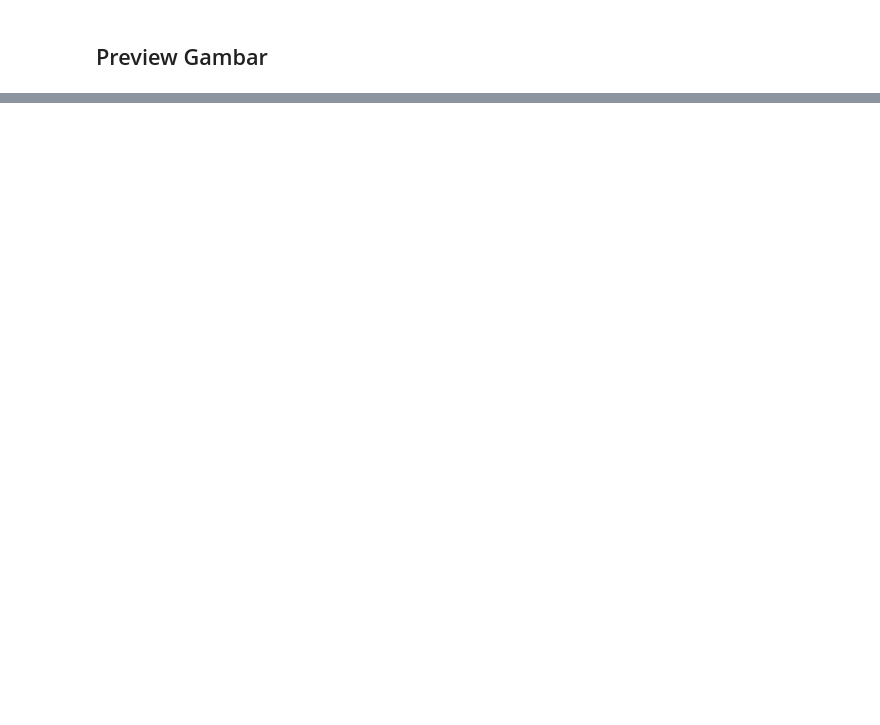
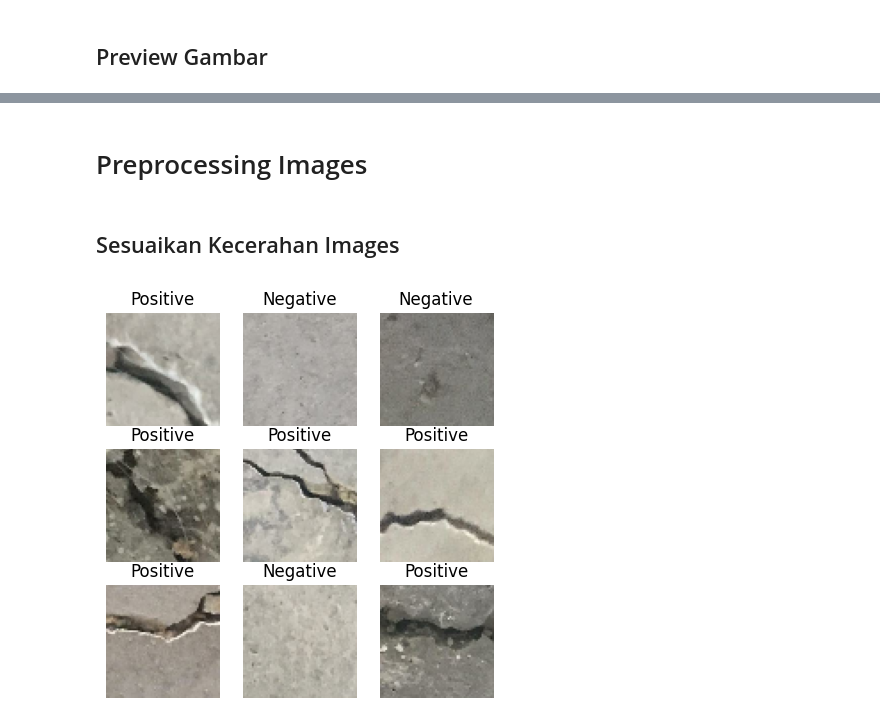
Before and after one commit to Azkina1123/PA-Kecerdasan-Buatan, a Jupyter notebook: pa.ipynb, the cells around one changed output, grey strips where cells are left out. Drawn from its saved outputs; the diff is of its cells as text; code cells hidden in the pictures; blank space fills up the shorter version.

```diff
--- a/pa.ipynb
+++ b/pa.ipynb
@@ -89,0 +86,15 @@ plt.show()
+# %% [markdown]
+# Preprocessing Images
+# %% [markdown]
+## Sesuaikan Kecerahan Images
+# %%
+def augment(x, y):
+    image = tf.image.random_brightness(x, max_delta=0.5)
+    return image, y
+
+augmented_train_set = train_set.map(augment)
+augmented_test_set = test_set.map(augment)
+
+show_preview_img(augmented_train_set)
+# %% [output]
+[figure, added]
```
Also changed, not shown: parts of 35 cells of this notebook.
